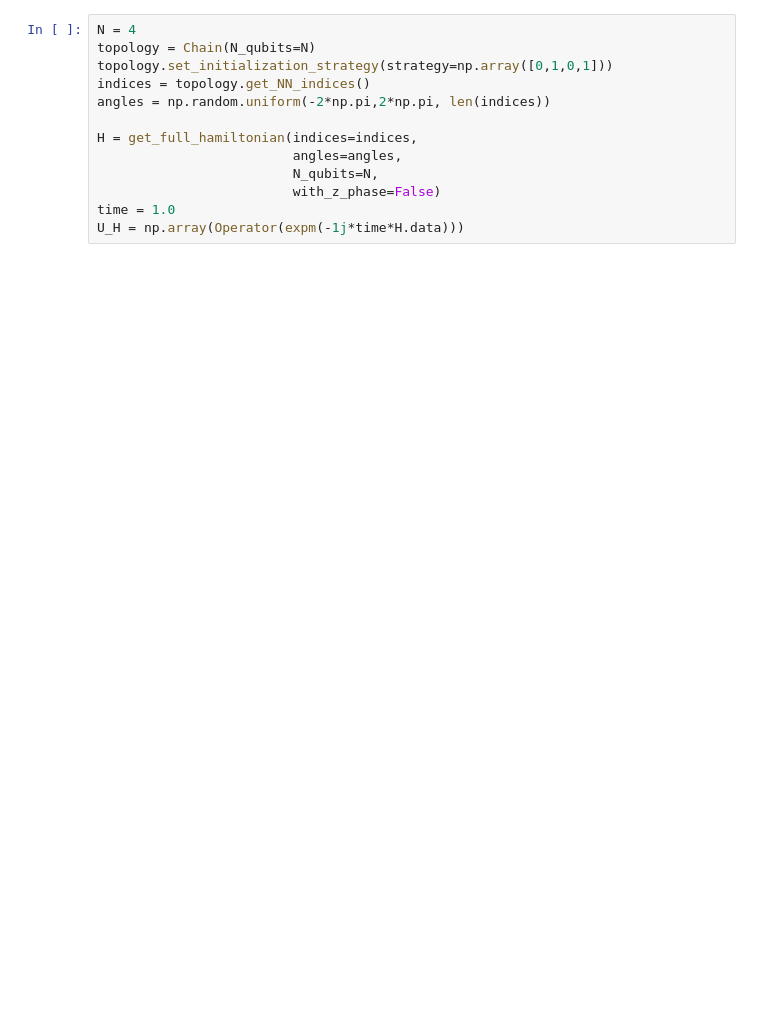
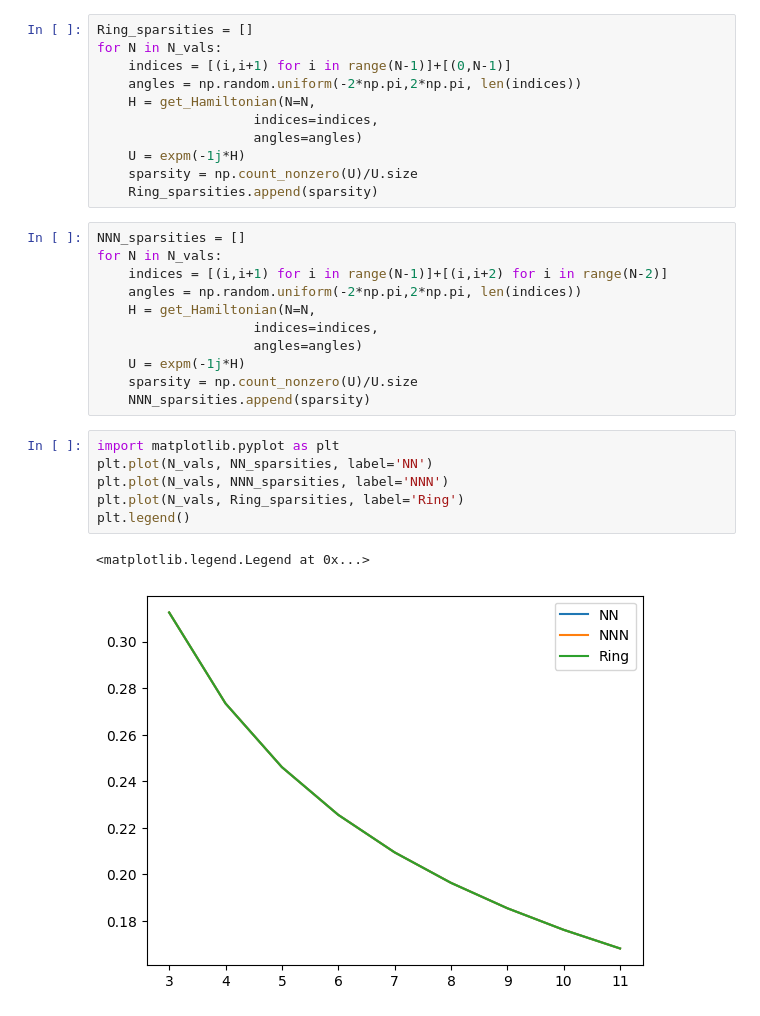
Before and after one commit to seba2390/Azurestuff, a Jupyter notebook: decomposition.ipynb, the cells around one changed output. Drawn from its saved outputs; the diff is of its cells as text; blank space fills up the shorter version.

```diff
--- a/decomposition.ipynb
+++ b/decomposition.ipynb
@@ -113,13 +33,31 @@ def get_full_hamiltonian(indices: List[Tuple[int, int]], angles: List[float], N_
 # %%
-N = 4
-topology = Chain(N_qubits=N)
-topology.set_initialization_strategy(strategy=np.array([0,1,0,1]))
-indices = topology.get_NN_indices()
-angles = np.random.uniform(-2*np.pi,2*np.pi, len(indices))
-
-H = get_full_hamiltonian(indices=indices,
-                         angles=angles,
-                         N_qubits=N,
-                         with_z_phase=False)
-time = 1.0
-U_H = np.array(Operator(expm(-1j*time*H.data)))
+Ring_sparsities = []
+for N in N_vals:
+    indices = [(i,i+1) for i in range(N-1)]+[(0,N-1)]
+    angles = np.random.uniform(-2*np.pi,2*np.pi, len(indices))
+    H = get_Hamiltonian(N=N,
+                    indices=indices,
+                    angles=angles)
+    U = expm(-1j*H)
+    sparsity = np.count_nonzero(U)/U.size
+    Ring_sparsities.append(sparsity)
+# %%
+NNN_sparsities = []
+for N in N_vals:
+    indices = [(i,i+1) for i in range(N-1)]+[(i,i+2) for i in range(N-2)]
+    angles = np.random.uniform(-2*np.pi,2*np.pi, len(indices))
+    H = get_Hamiltonian(N=N,
+                    indices=indices,
+                    angles=angles)
+    U = expm(-1j*H)
+    sparsity = np.count_nonzero(U)/U.size
+    NNN_sparsities.append(sparsity)
+# %%
+import matplotlib.pyplot as plt
+plt.plot(N_vals, NN_sparsities, label='NN')
+plt.plot(N_vals, NNN_sparsities, label='NNN')
+plt.plot(N_vals, Ring_sparsities, label='Ring')
+plt.legend()
+# %% [output]
+<matplotlib.legend.Legend at 0x...>
+[figure, added]
```
Also changed, not shown: parts of 8 cells of this notebook.
